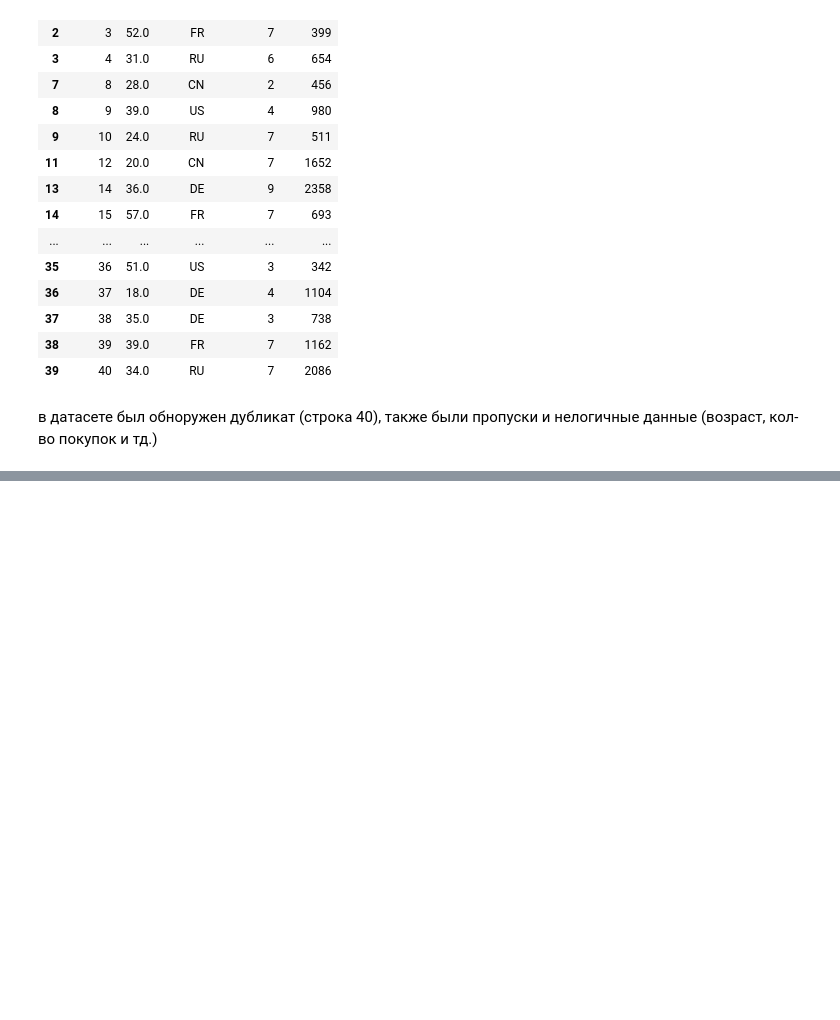
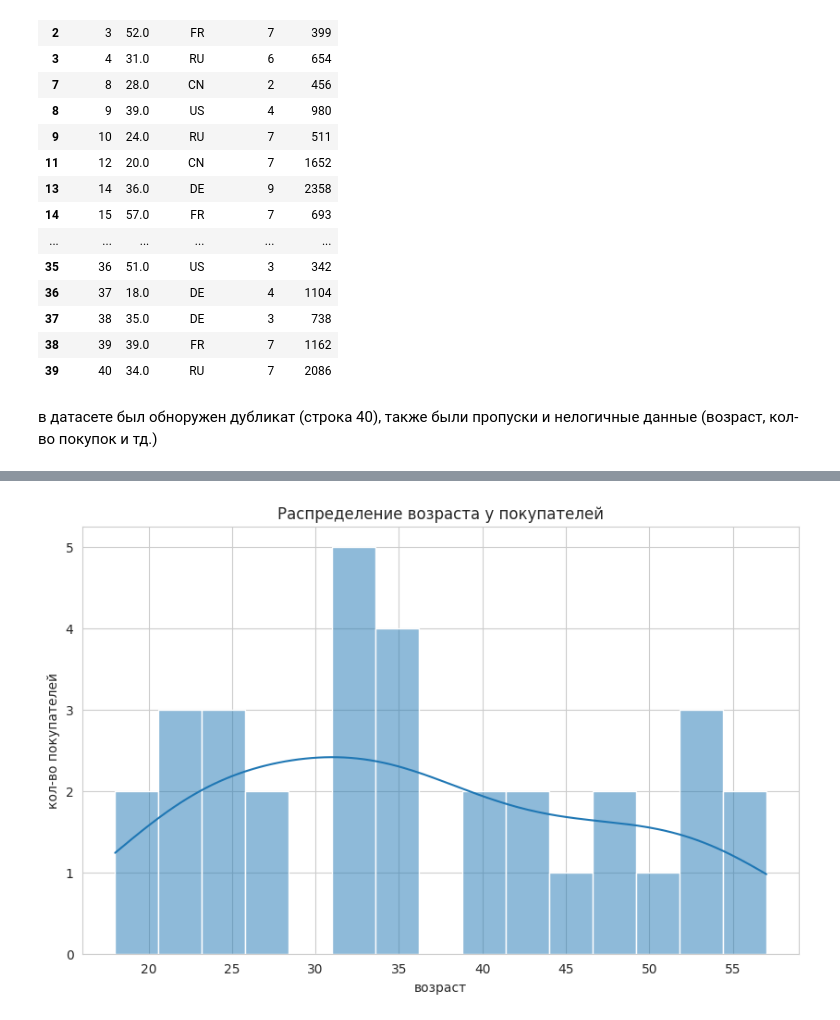
Before and after one commit to sleonov11/aie-leonov-HW-project, a Jupyter notebook: homeworks/HW02/HW02.ipynb, the cells around one changed output, grey strips where cells are left out. Drawn from its saved outputs; the diff is of its cells as text; code cells hidden in the pictures; blank space fills up the shorter version.

```diff
--- a/homeworks/HW02/HW02.ipynb
+++ b/homeworks/HW02/HW02.ipynb
@@ -74,3 +74,15 @@ dtype: bool>
 | 39 | 40 | 34.0 | RU | 7 | 2086 |
 # %% [markdown]
 в датасете был обноружен дубликат (строка 40), также были пропуски и нелогичные данные (возраст, кол-во покупок и тд.)
+# %%
+print(df['age'].value_counts())
+print(df['country'].value_counts())
+
+group_df = df.groupby('country')
+print(group_df.size())
+print(group_df['revenue'].mean())
+
+
+df['revenue_group'] = pd.cut(df['revenue'], bins = 3,
+                              labels = ['low', 'medium', 'high'])
+df
@@ -76,0 +137,15 @@ dtype: bool>
+# %%
+%matplotlib inline
+
+sns.set_style("whitegrid")
+plt.rcParams['figure.figsize'] = (10, 6)
+# %%
+plt.figure(figsize = (10, 6))
+sns.histplot(data = df, x = 'age', bins = 15, kde = True)
+plt.title('Распределение возраста у покупателей')
+plt.xlabel('возраст')
+plt.ylabel('кол-во покупателей')
+plt.savefig('figures/age_distribution.png', dpi=300, bbox_inches='tight')
+plt.show()
+# %% [output]
+[figure, added]
```
Also changed, not shown: parts of 6 cells of this notebook, 3 other files.
